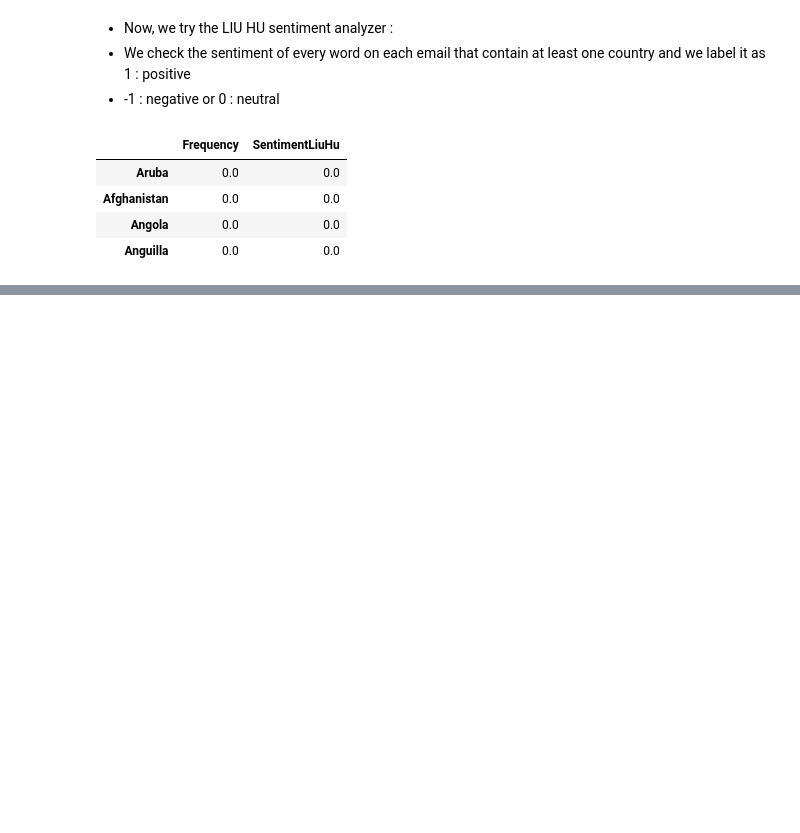
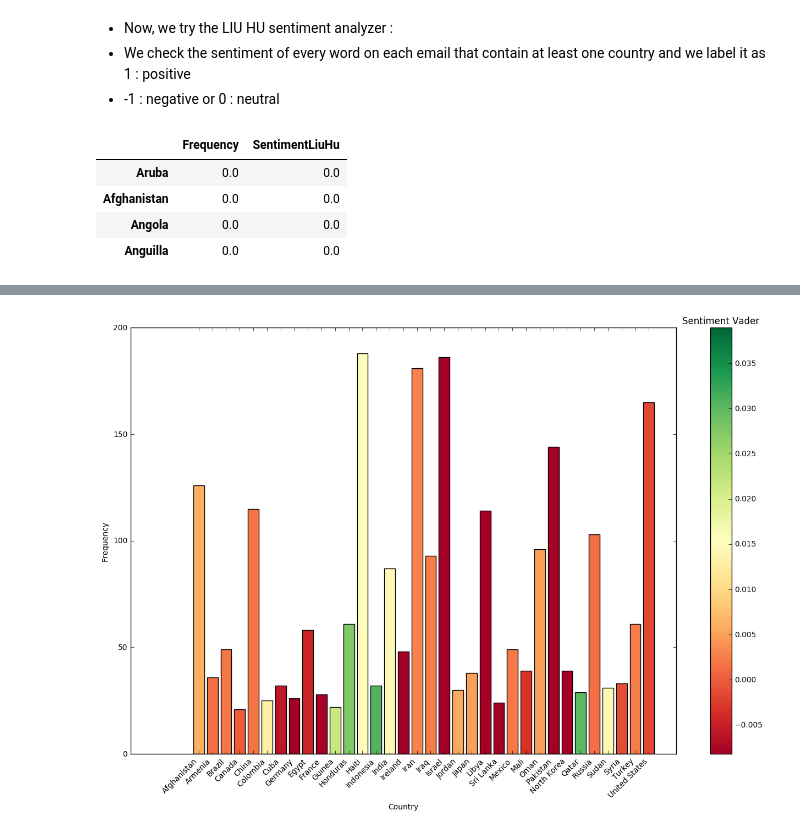
Before and after one commit to Wronskia/Homework, a Jupyter notebook: homework5/ex2.ipynb, the cells around one changed output, grey strips where cells are left out. Drawn from its saved outputs; the diff is of its cells as text; code cells hidden in the pictures; blank space fills up the shorter version.

```diff
--- a/homework5/ex2.ipynb
+++ b/homework5/ex2.ipynb
@@ -257,2 +280,2 @@ for mail in raw:
 # %%
-dataCount1 = dataCount_LiuHu.copy()
+dataCount2 = dataCount_LiuHu.copy()
@@ -262,0 +282,2 @@ dataCount1.head()
+# %%
+dataCount2=dataCount2[dataCount2['Frequency']>20]
@@ -263,14 +304,16 @@ dataCount1.head()
 # %%
 plt.figure(figsize=(16, 10))
-y = np.array(dataCount1['SentimentVader']/dataCount1['Frequency'])
+y = np.array(dataCount2['SentimentLiuHu']/dataCount2['Frequency'])
 colors = cm.RdYlGn(y / float(max(y)-min(y)))
 plot = plt.scatter(y, y, c=y, cmap = 'RdYlGn')
 plt.clf()
 clb = plt.colorbar(plot)
 clb.ax.set_title("Sentiment Vader")
 
-plt.bar(range(dataCount1.shape[0]), dataCount1['Frequency'], align='center', tick_label=dataCount1.index, color=colors)
+plt.bar(range(dataCount2.shape[0]), dataCount2['Frequency'], align='center', tick_label=dataCount2.index, color=colors)
 plt.xticks(rotation=45, ha='right')
 plt.xlabel("Country")
 plt.ylabel("Frequency")
 plt.show()
+# %% [output]
+[figure, added]
```
Also changed, not shown: parts of 6 cells of this notebook.
